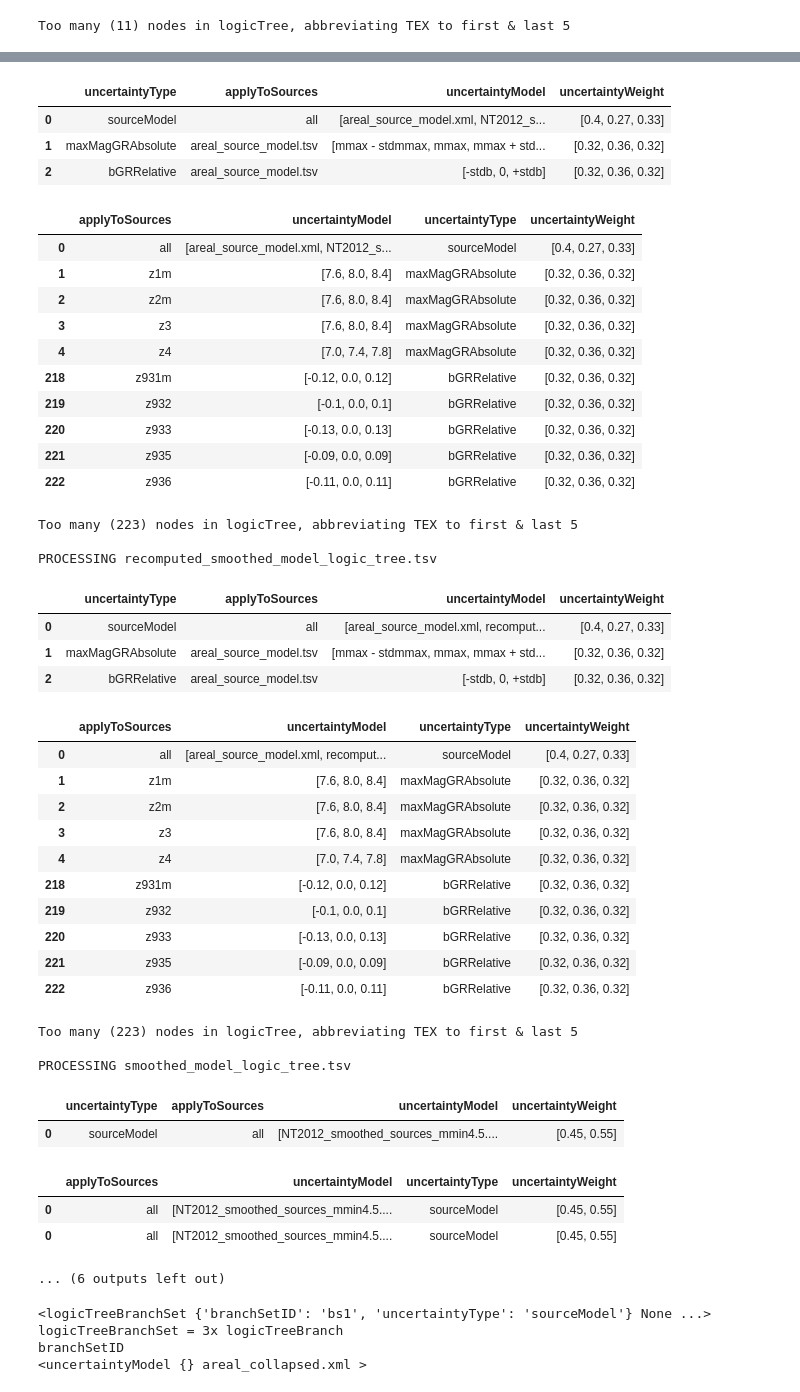
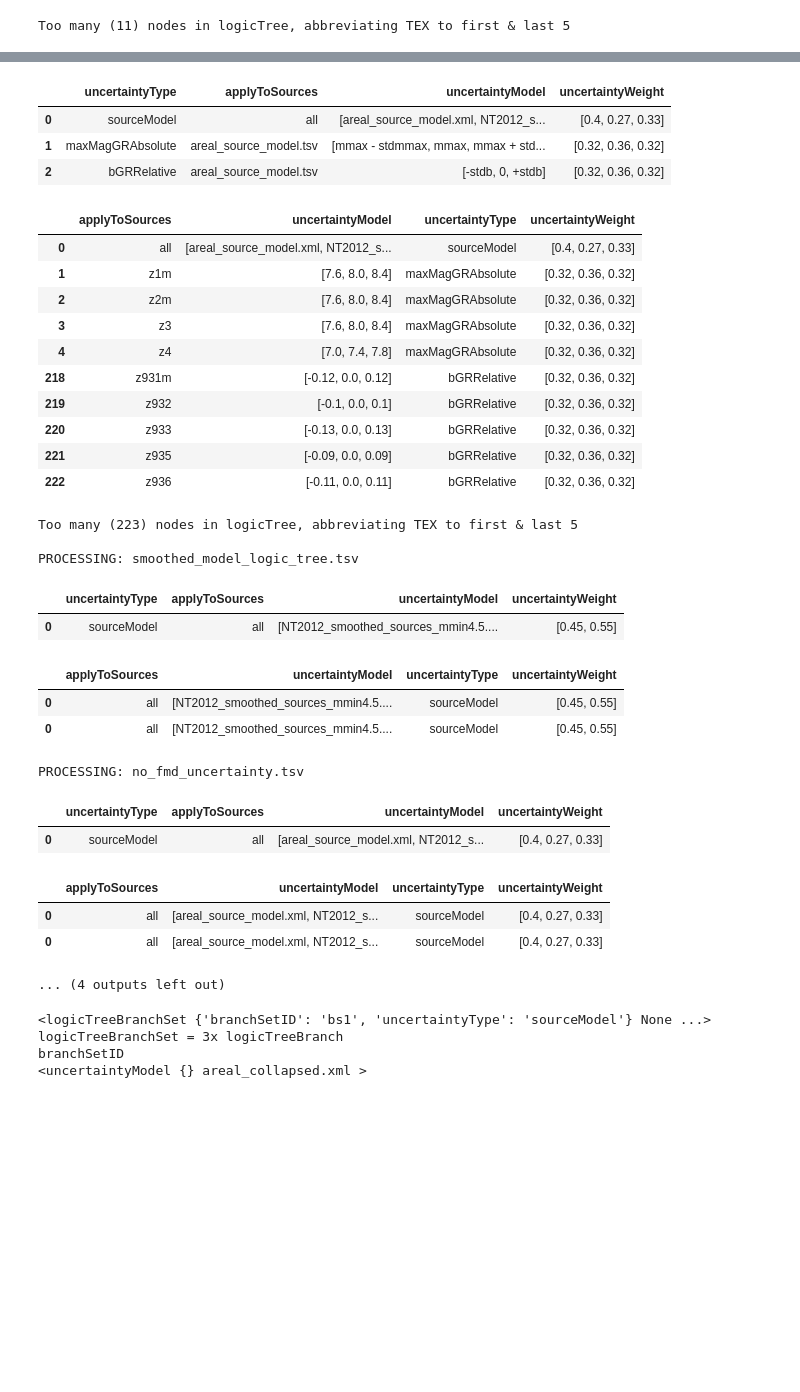
Before and after one commit to nackerley/indian-subcontinent-psha, a Jupyter notebook: Logic Trees/Logic trees for Nath & Thingbaijam (2012).ipynb, the cells around one changed output, grey strips where cells are left out. Saved outputs shown, nothing was run; the diff lists cells and outputs as text; code cells hidden in the pictures; blank space fills up the shorter version.

```diff
--- a/Logic Trees/Logic trees for Nath & Thingbaijam (2012).ipynb
+++ b/Logic Trees/Logic trees for Nath & Thingbaijam (2012).ipynb
@@ -39,16 +43,20 @@ gsim_tree_deprecated_xml = gsim_tree_tsv.replace('.tsv','_deprecated.xml')
 ltt.write_gsim_tree_nrml(gsim_tree_df, gsim_tree_deprecated_xml, validate=True)
 gsim_tree_deprecated = nrml.read(gsim_tree_deprecated_xml)
 # %%
-new_models = ['SharmaEtAl2009',
-              'Kanno2006Shallow', 'Kanno2006Deep',
-              'NathEtAl2012Lower', 'NathEtAl2012Upper',
-              'RaghukanthIyengar2007',
-              'Gupta2010SSlab',
-              'AtkinsonBoore2003SSlabJapan','AtkinsonBoore2003SSlabCascadia']
+new_models = [
+    'SharmaEtAl2009',
+    'Kanno2006Shallow',
+    'Kanno2006Deep',
+    'NathEtAl2012Lower',
+    'NathEtAl2012Upper',
+    'RaghukanthIyengar2007',
+    'Gupta2010SSlab',
+    'AtkinsonBoore2003SSlabJapan',
+    'AtkinsonBoore2003SSlabCascadia']
 gsim_tree_omit_new = ltt.df_to_tree(gsim_tree_df, omit=new_models, validate=True)
-gsim_tree_omit_new_xml = gsim_tree_tsv.replace('.tsv','_omit_new.xml')
-with open(gsim_tree_omit_new_xml, 'w+') as f:
-    nrml.write([gsim_tree_omit_new], f, fmt='%g')
+gsim_tree_omit_new_xml = gsim_tree_tsv.replace('.tsv', '_omit_new.xml')
+with open(gsim_tree_omit_new_xml, 'wb+') as file:
+    nrml.write([gsim_tree_omit_new], output=file, fmt='%g')
 ltt.nrml_to_pdf(gsim_tree_omit_new_xml, include_ids=include_ids)
 # %% [output]
 Omitting bs1 model 4 "Kanno2006Shallow" ...
@@ -86,10 +110,10 @@ print ltt.get_dict_key_match(node.attrib,'id')
 logicTreeBranchSet = 3x logicTreeBranch
 branchSetID
 # %%
-# let's also write an un-validated ("full") version of the tree
+# let's also write an "full" version of the tree
 gsim_tree = ltt.df_to_tree(gsim_tree_df, validate=False)
 gsim_tree_xml = gsim_tree_tsv.replace('.tsv','.xml')
-with open(gsim_tree_xml, 'w+') as f:
+with open(gsim_tree_xml, 'wb+') as f:
     nrml.write([gsim_tree], f, fmt='%g')
 ltt.nrml_to_pdf(gsim_tree_xml, include_ids=include_ids)
 # %% [markdown]
@@ -102,19 +126,18 @@ Too many (11) nodes in logicTree, abbreviating TEX to first & last 5
 source_tree_tsv_list = [
     'areal_model_logic_tree.tsv',
     'source_model_logic_tree.tsv',
-    'recomputed_smoothed_model_logic_tree.tsv',
     'smoothed_model_logic_tree.tsv',
     'no_fmd_uncertainty.tsv',
     'collapsed.tsv',
 ]
 for source_tree_tsv in source_tree_tsv_list:
-    print "PROCESSING", source_tree_tsv
+    print("PROCESSING: " + source_tree_tsv)
     source_tree_symbolic_df = ltt.read_tree_tsv(source_tree_tsv)
     display(source_tree_symbolic_df)
 
     source_tree_symbolic = ltt.df_to_tree(source_tree_symbolic_df, validate=True)
     source_tree_symbolic_xml = source_tree_tsv.replace('.tsv','_symbolic.xml')
-    with open(source_tree_symbolic_xml, 'w+') as f:
+    with open(source_tree_symbolic_xml, 'wb+') as f:
         nrml.write([source_tree_symbolic], f, fmt='%g')
     ltt.nrml_to_pdf(source_tree_symbolic_xml, include_ids=include_ids)
 
@@ -122,8 +145,8 @@ for source_tree_tsv in source_tree_tsv_list:
     display(pd.concat((source_tree_df.head(), source_tree_df.tail())))
     source_tree = ltt.df_to_tree(source_tree_df, validate=False)
     source_tree_xml = source_tree_tsv.replace('.tsv','.xml')
-    with open(source_tree_xml, 'w+') as f:
+    with open(source_tree_xml, 'wb+') as f:
         nrml.write([source_tree], f, fmt='%g')
     ltt.nrml_to_pdf(source_tree_xml, include_ids=include_ids)
-    print
+    print('')
 # %% [output]
@@ -149,44 +172,32 @@ PROCESSING source_model_logic_tree.tsv
 |  | uncertaintyType | applyToSources | uncertaintyModel | uncertaintyWeight |
 | 0 | sourceModel | all | [areal_source_model.xml, NT2012_s... | [0.4, 0.27, 0.33] |
 | 1 | maxMagGRAbsolute | areal_source_model.tsv | [mmax - stdmmax, mmax, mmax + std... | [0.32, 0.36, 0.32] |
 | 2 | bGRRelative | areal_source_model.tsv | [-stdb, 0, +stdb] | [0.32, 0.36, 0.32] |
 |  | applyToSources | uncertaintyModel | uncertaintyType | uncertaintyWeight |
 | 0 | all | [areal_source_model.xml, NT2012_s... | sourceModel | [0.4, 0.27, 0.33] |
 | 1 | z1m | [7.6, 8.0, 8.4] | maxMagGRAbsolute | [0.32, 0.36, 0.32] |
 | 2 | z2m | [7.6, 8.0, 8.4] | maxMagGRAbsolute | [0.32, 0.36, 0.32] |
 | 3 | z3 | [7.6, 8.0, 8.4] | maxMagGRAbsolute | [0.32, 0.36, 0.32] |
 | 4 | z4 | [7.0, 7.4, 7.8] | maxMagGRAbsolute | [0.32, 0.36, 0.32] |
 | 218 | z931m | [-0.12, 0.0, 0.12] | bGRRelative | [0.32, 0.36, 0.32] |
 | 219 | z932 | [-0.1, 0.0, 0.1] | bGRRelative | [0.32, 0.36, 0.32] |
 | 220 | z933 | [-0.13, 0.0, 0.13] | bGRRelative | [0.32, 0.36, 0.32] |
 | 221 | z935 | [-0.09, 0.0, 0.09] | bGRRelative | [0.32, 0.36, 0.32] |
 | 222 | z936 | [-0.11, 0.0, 0.11] | bGRRelative | [0.32, 0.36, 0.32] |
 Too many (223) nodes in logicTree, abbreviating TEX to first & last 5
 
-PROCESSING recomputed_smoothed_model_logic_tree.tsv
+PROCESSING: smoothed_model_logic_tree.tsv
 |  | uncertaintyType | applyToSources | uncertaintyModel | uncertaintyWeight |
-| 0 | sourceModel | all | [areal_source_model.xml, recomput... | [0.4, 0.27, 0.33] |
-| 1 | maxMagGRAbsolute | areal_source_model.tsv | [mmax - stdmmax, mmax, mmax + std... | [0.32, 0.36, 0.32] |
-| 2 | bGRRelative | areal_source_model.tsv | [-stdb, 0, +stdb] | [0.32, 0.36, 0.32] |
+| 0 | sourceModel | all | [NT2012_smoothed_sources_mmin4.5.... | [0.45, 0.55] |
 |  | applyToSources | uncertaintyModel | uncertaintyType | uncertaintyWeight |
-| 0 | all | [areal_source_model.xml, recomput... | sourceModel | [0.4, 0.27, 0.33] |
-| 1 | z1m | [7.6, 8.0, 8.4] | maxMagGRAbsolute | [0.32, 0.36, 0.32] |
-| 2 | z2m | [7.6, 8.0, 8.4] | maxMagGRAbsolute | [0.32, 0.36, 0.32] |
-| 3 | z3 | [7.6, 8.0, 8.4] | maxMagGRAbsolute | [0.32, 0.36, 0.32] |
-| 4 | z4 | [7.0, 7.4, 7.8] | maxMagGRAbsolute | [0.32, 0.36, 0.32] |
-| 218 | z931m | [-0.12, 0.0, 0.12] | bGRRelative | [0.32, 0.36, 0.32] |
-| 219 | z932 | [-0.1, 0.0, 0.1] | bGRRelative | [0.32, 0.36, 0.32] |
-| 220 | z933 | [-0.13, 0.0, 0.13] | bGRRelative | [0.32, 0.36, 0.32] |
-| 221 | z935 | [-0.09, 0.0, 0.09] | bGRRelative | [0.32, 0.36, 0.32] |
-| 222 | z936 | [-0.11, 0.0, 0.11] | bGRRelative | [0.32, 0.36, 0.32] |
+| 0 | all | [NT2012_smoothed_sources_mmin4.5.... | sourceModel | [0.45, 0.55] |
+| 0 | all | [NT2012_smoothed_sources_mmin4.5.... | sourceModel | [0.45, 0.55] |
-Too many (223) nodes in logicTree, abbreviating TEX to first & last 5
-
-PROCESSING smoothed_model_logic_tree.tsv
+PROCESSING: no_fmd_uncertainty.tsv
 |  | uncertaintyType | applyToSources | uncertaintyModel | uncertaintyWeight |
-| 0 | sourceModel | all | [NT2012_smoothed_sources_mmin4.5.... | [0.45, 0.55] |
+| 0 | sourceModel | all | [areal_source_model.xml, NT2012_s... | [0.4, 0.27, 0.33] |
 |  | applyToSources | uncertaintyModel | uncertaintyType | uncertaintyWeight |
-| 0 | all | [NT2012_smoothed_sources_mmin4.5.... | sourceModel | [0.45, 0.55] |
-| 0 | all | [NT2012_smoothed_sources_mmin4.5.... | sourceModel | [0.45, 0.55] |
+| 0 | all | [areal_source_model.xml, NT2012_s... | sourceModel | [0.4, 0.27, 0.33] |
+| 0 | all | [areal_source_model.xml, NT2012_s... | sourceModel | [0.4, 0.27, 0.33] |
-... (6 outputs left out)
+... (4 outputs left out)
 # %%
 node = source_tree_symbolic[0][0]
```
Also changed, not shown: parts of 9 cells of this notebook, 5 other files.
